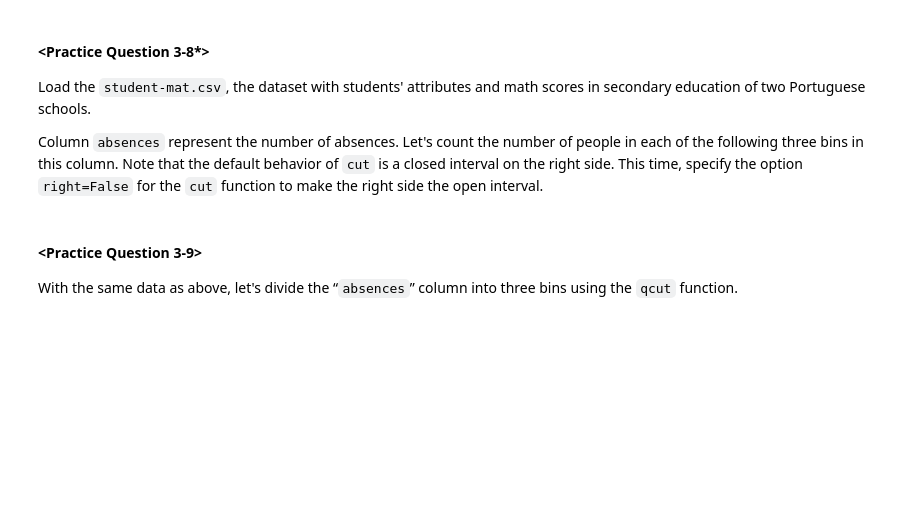
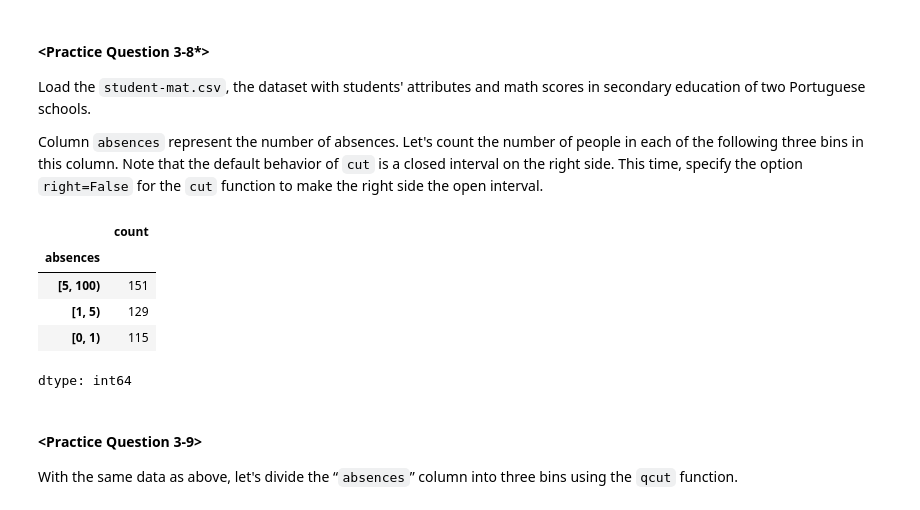
Before and after one commit to EndangSupriyadi/GCI_GLOBAL_2025, a Jupyter notebook: lec4_notebook.ipynb, the cells around one changed output. Saved outputs shown, nothing was run; the diff lists cells and outputs as text; code cells hidden in the pictures; blank space fills up the shorter version.

```diff
--- a/lec4_notebook.ipynb
+++ b/lec4_notebook.ipynb
@@ -1489,3 +1487,14 @@ absences_bins = [0, 1, 5, 100]
+# %%
+# write me!
+student_data_math_ab_cut = pd.cut(student_data_math.absences, absences_bins, right=False)
+pd.value_counts(student_data_math_ab_cut)
+# %% [output]
+|  | count |
+| absences |  |
+| [5, 100) | 151 |
+| [1, 5) | 129 |
+| [0, 1) | 115 |
+dtype: int64
 # %% [markdown]
 #### <Practice Question 3-9>
 
```
Also changed, not shown: parts of 1 cell of this notebook.
